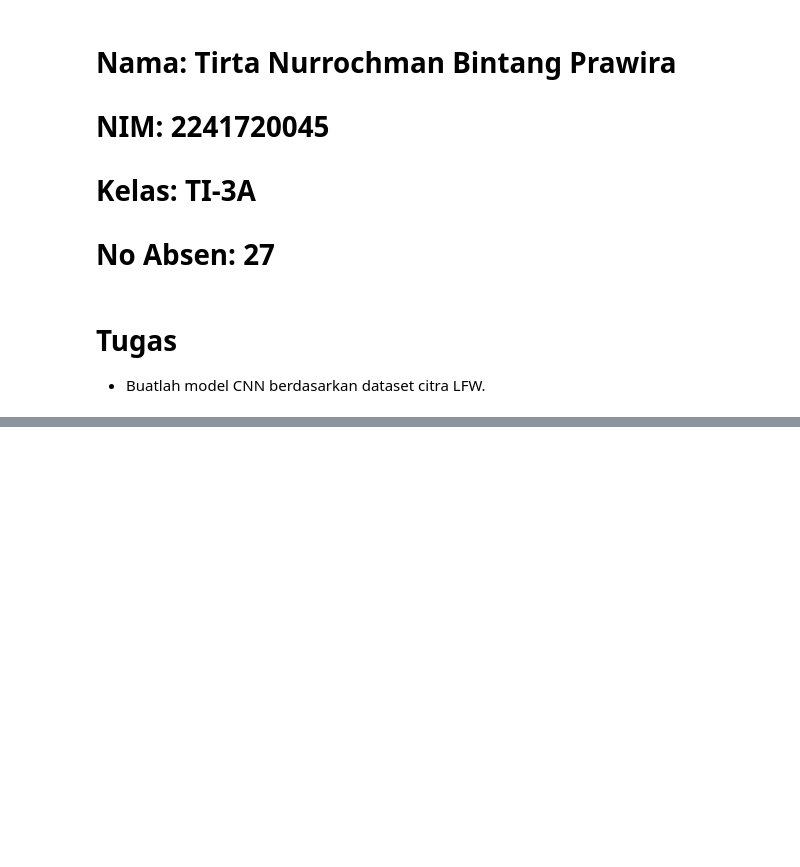
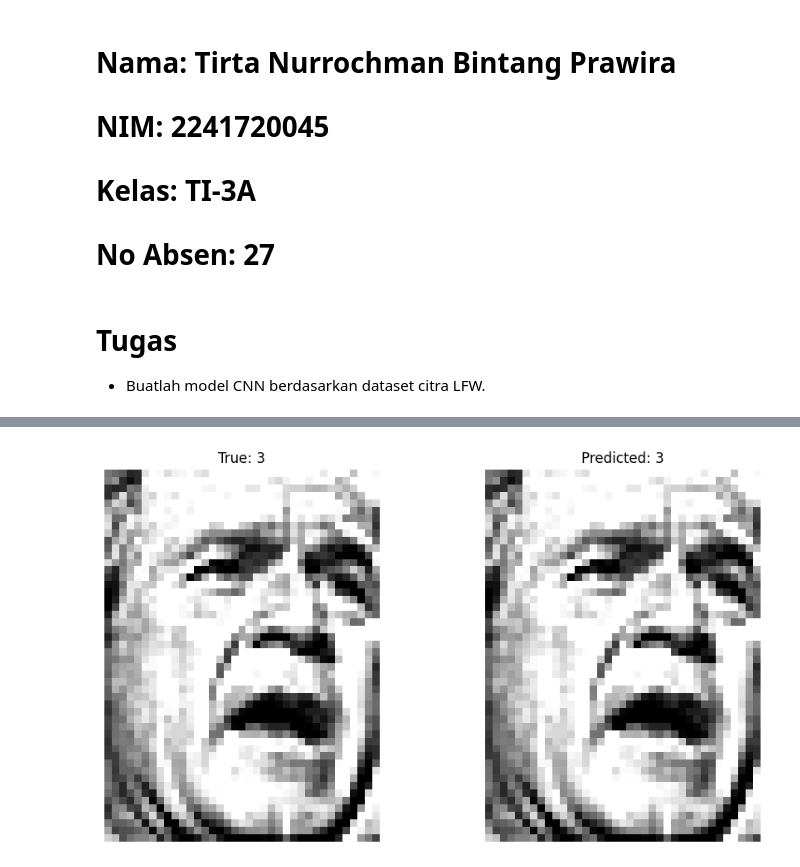
Before and after one commit to Tirta2241720045/Machine_Learning, a Jupyter notebook: Minggu11/2241720045_TirtaNBP_Tugas.ipynb, the cells around one changed output, grey strips where cells are left out. Cells and saved outputs as stored; diff of their text form; code cells hidden in the pictures; blank space fills up the shorter version.

```diff
--- a/Minggu11/2241720045_TirtaNBP_Tugas.ipynb
+++ b/Minggu11/2241720045_TirtaNBP_Tugas.ipynb
@@ -100,0 +170,26 @@ Test Accuracy: 80.62%
+# %%
+# Langkah 6 - Prediksi Contoh Acak
+random_index = np.random.randint(0, len(X_test))
+image = X_test[random_index]
+true_label = y_test[random_index]
+
+predicted_class = np.argmax(model.predict(np.expand_dims(image, axis=0)), axis=1)
+
+true_label_name = encoder.inverse_transform([true_label])[0]
+predicted_label_name = encoder.inverse_transform(predicted_class)[0]
+
+plt.figure(figsize=(10,5))
+
+plt.subplot(1, 2, 1)
+plt.imshow(image.squeeze(), cmap='gray')
+plt.title(f"True: {true_label_name}")
+plt.axis('off')
+
+plt.subplot(1, 2, 2)
+plt.imshow(image.squeeze(), cmap='gray')
+plt.title(f"Predicted: {predicted_label_name}")
+plt.axis('off')
+
+plt.tight_layout()
+plt.show()
+# %% [output]
@@ -100,0 +197 @@ Test Accuracy: 80.62%
+[figure, added]
```
Also changed, not shown: parts of 15 cells of this notebook.
